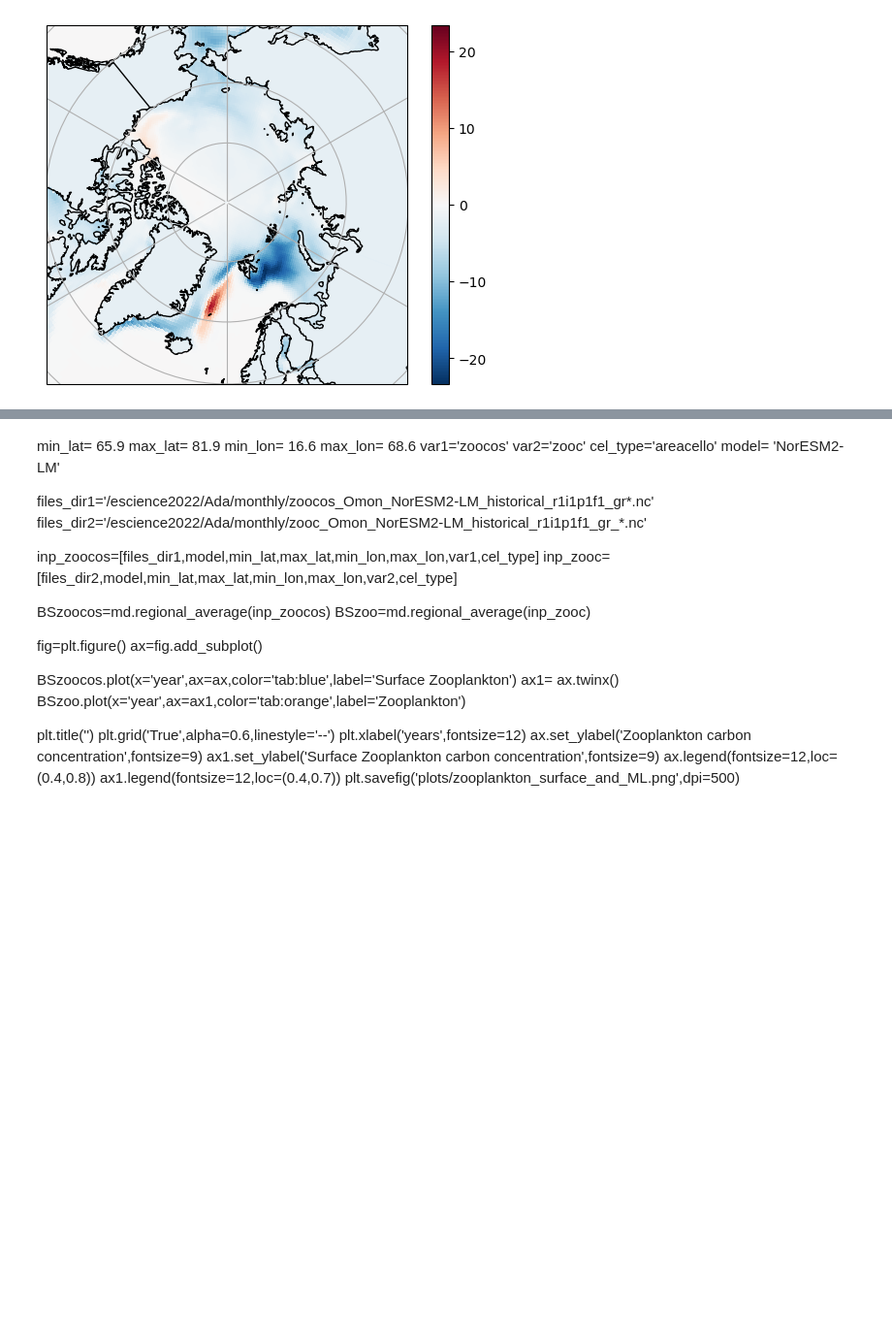
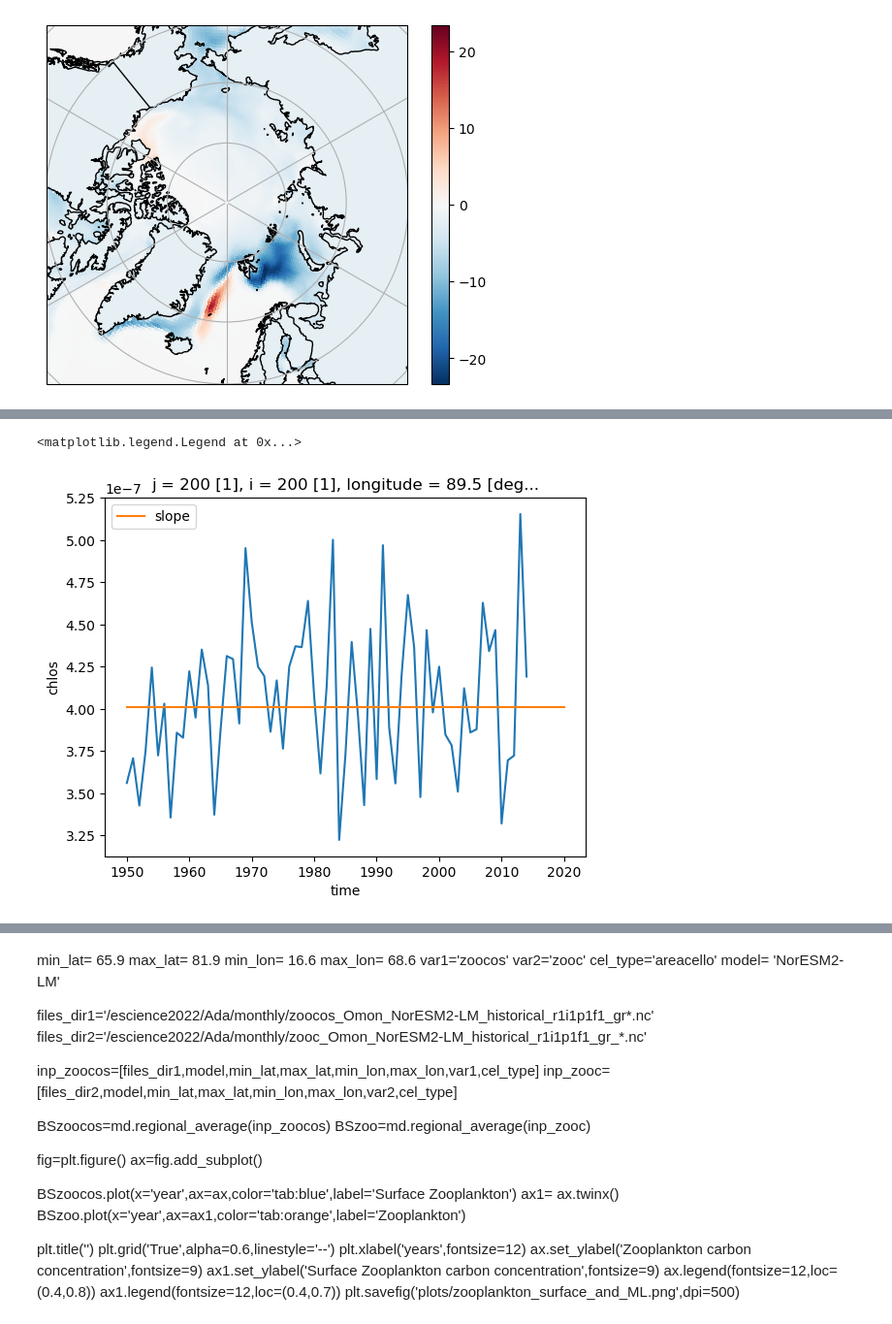
Before and after one commit to eScience-course/Tjaernoe2022-group6, a Jupyter notebook: notebooks/Rahul/sea_ice_DMS.ipynb, the cells around one changed output, grey strips where cells are left out. Shown at 97% size. Saved outputs shown, nothing was run; the diff lists cells and outputs as text; code cells hidden in the pictures; blank space fills up the shorter version.

```diff
--- a/notebooks/Rahul/sea_ice_DMS.ipynb
+++ b/notebooks/Rahul/sea_ice_DMS.ipynb
@@ -377,0 +726,12 @@ hdl:21.14100/6cf248d4-c5bf-472a-bcd0-1de19001313e
+# %%
+dss.chlos.sel(i=200,j=200).plot()
+
+x = np.linspace(1950,2020,100)
+y = 1.05001128e-26*x+4.01002161e-07
+
+#plt.xlim((1950,2014))
+plt.plot(x,y,label='slope')
+plt.legend()
+# %% [output]
+<matplotlib.legend.Legend at 0x...>
+[figure, added]
```
Also changed, not shown: parts of 24 cells of this notebook.
